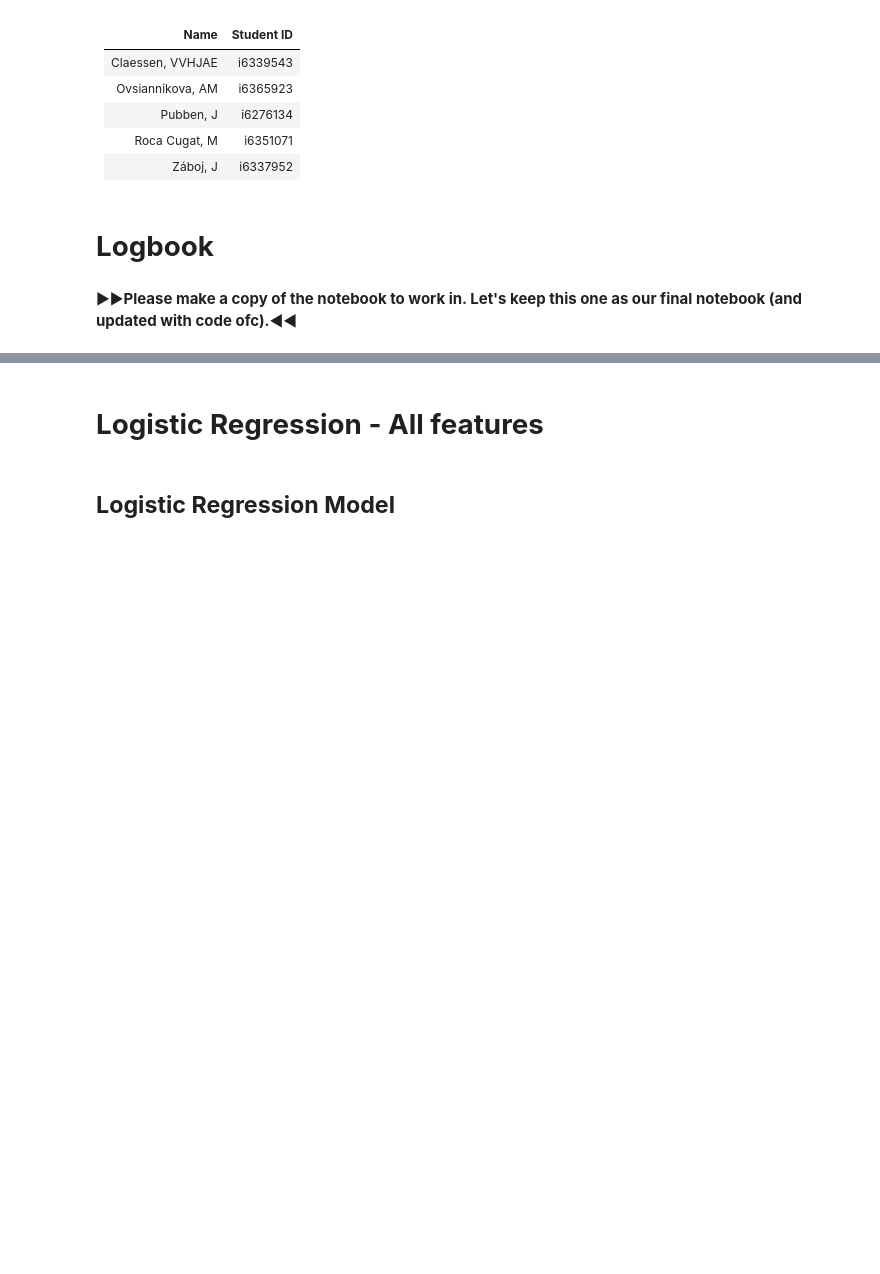
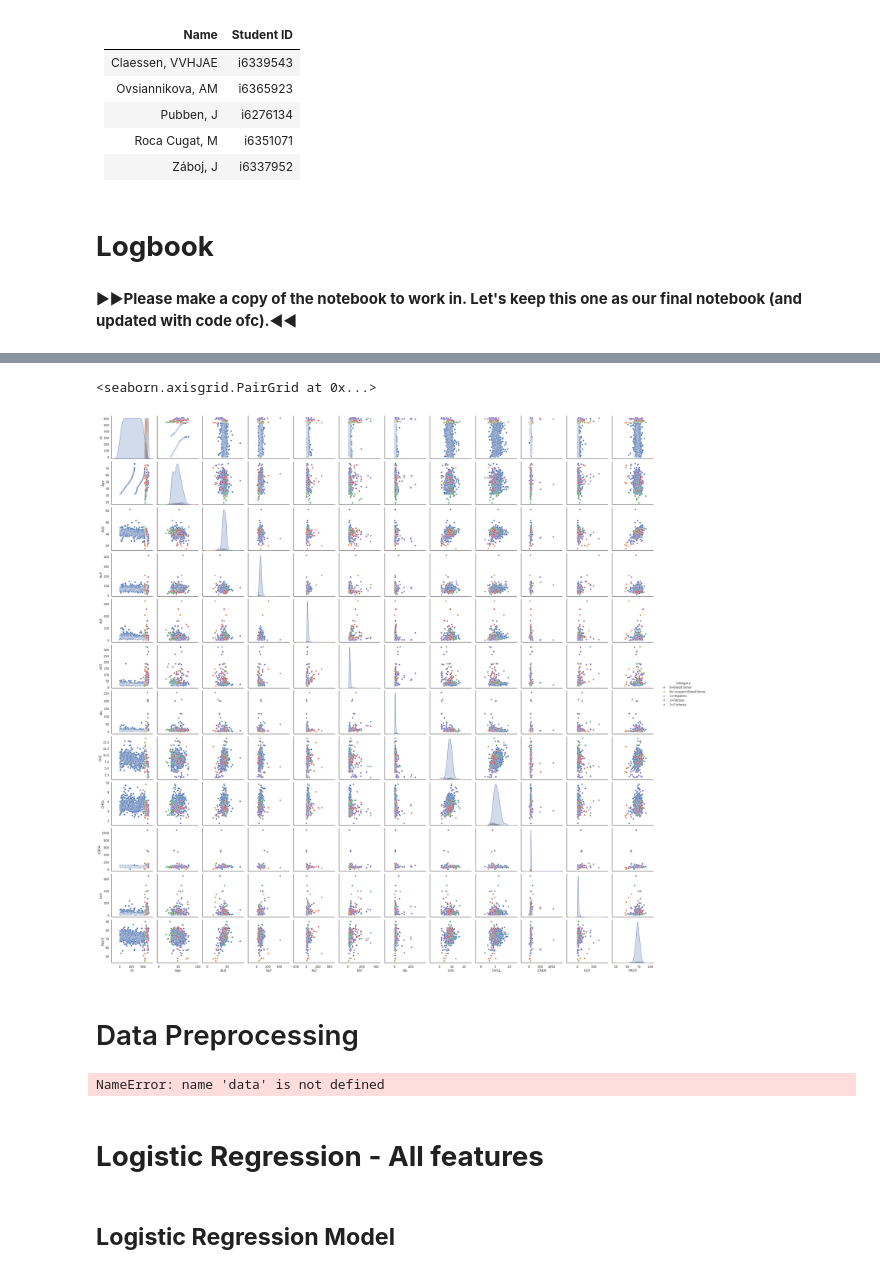
Before and after one commit to MAI3003-Data-Witches/Data-Witches_Project1, a Jupyter notebook: MAI3003_Data_Witches_Assignment_1.ipynb, the cells around one changed output, grey strips where cells are left out. Cells and saved outputs as stored; diff of their text form; code cells hidden in the pictures; blank space fills up the shorter version.

Commit message:
Exploratory data and function imports

```diff
--- a/MAI3003_Data_Witches_Assignment_1.ipynb
+++ b/MAI3003_Data_Witches_Assignment_1.ipynb
@@ -64,3 +468,43 @@ hcv
+# %%
+sns.pairplot(hcv, hue='Category')
+# %% [output]
+<seaborn.axisgrid.PairGrid at 0x...>
+[figure, added]
+# %% [markdown]
+# Data Preprocessing
+# %%
+numerical_cols = hcv.select_dtypes(include=np.number).columns
+outlier_indices = {}
+
+for col in numerical_cols:
+    Q1 = hcv[col].quantile(0.25)
+    Q3 = hcv[col].quantile(0.75)
+    IQR = Q3 - Q1
+    lower_bound = Q1 - 1.5 * IQR
+    upper_bound = Q3 + 1.5 * IQR
+    indices = hcv[(hcv[col] < lower_bound) | (hcv[col] > upper_bound)].index
+    if len(indices) > 0:
+            outlier_indices[col] = indices.tolist()
+            #print(f'{len(indices)} outliers found in {col} column')
+    else:
+        pass
+        #print(f"No outlier data found for column {col}")
+
+outlier_values = []
+outliers_count = 0
+for col, rows in outlier_indices.items():
+    outlier_values.append([col, len(rows), (len(rows) / len(data[col]))])
+    outliers_count = outliers_count + 1 if len(rows) > 0 else outliers_count
+
+if outliers_count > 0:
+    data_outliers = pd.DataFrame(outlier_values)
+    data_outliers.columns = ['Variable', 'Outliers', 'Percentage Outliers']
+    s = data_outliers.sort_values(by=['Percentage Outliers'], ascending=False).style.bar(subset=['Percentage Outliers'], color='#d65f5f')
+    display(s)
+else:
+    print('No outlier values found in the dataset.')
+# %% [output]
+NameError: name 'data' is not defined
 # %% [markdown]
 # **Logistic Regression - All features**
 # %% [markdown]
```
Also changed, not shown: parts of 37 cells of this notebook, 1 other file.
